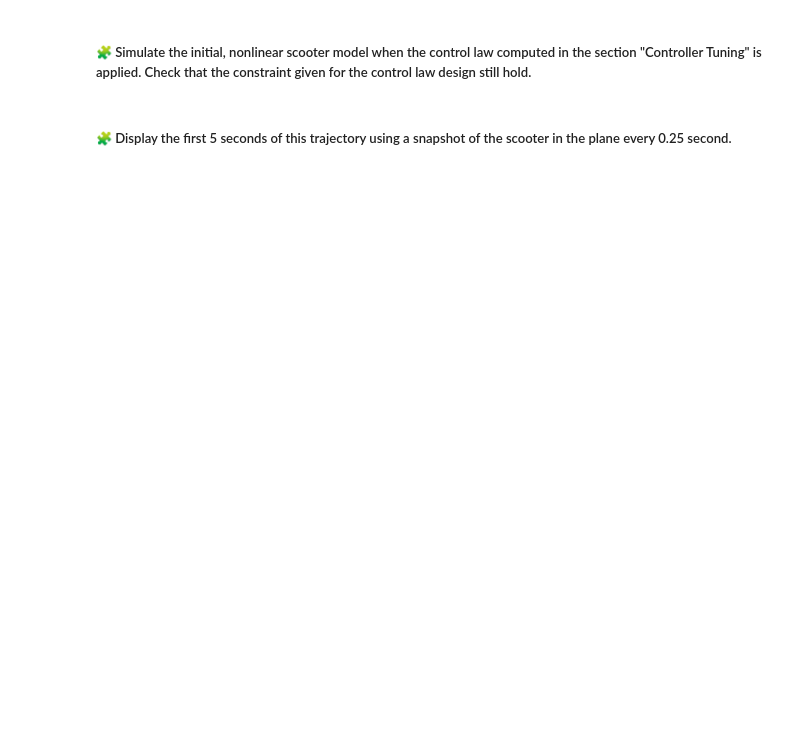
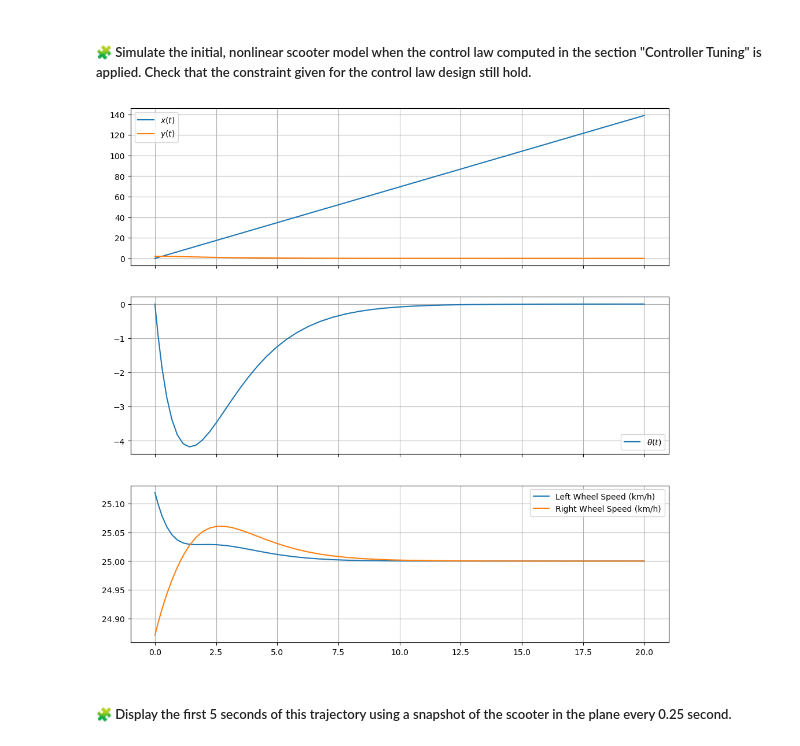
Before and after one commit to Nezar-ELMESSNAOUI/control-engineering-with-python-project-2023-2024, a Jupyter notebook: Project-part-3.ipynb, the cells around one changed output. Saved outputs shown, nothing was run; the diff lists cells and outputs as text; code cells hidden in the pictures; blank space fills up the shorter version.

```diff
--- a/Project-part-3.ipynb
+++ b/Project-part-3.ipynb
@@ -606,2 +602,50 @@ pass
+# %%
+def omega(t, xytheta):
+    Xr = array([v*t,0,0])
+    omegaR = array([v/r,v/r])
+    deltaX = xytheta-Xr
+    deltaOmega = -K@deltaX
+    omega= omegaR + deltaOmega
+    return omega
+
+def scooter_nonlin(t, xytheta):
+    omega_l, omega_r = omega(t, xytheta)
+    x, y, theta = xytheta
+    dx = r * 0.5 * (omega_l + omega_r) * cos(theta)
+    dy = r * 0.5 * (omega_l + omega_r) * sin(theta)
+    dtheta = r * (omega_r - omega_l) / l
+    return array([dx, dy, dtheta])
+
+
+y0 = [0, 2, 0]
+t2 = 20
+
+sol = solve_ivp(fun=scooter_nonlin, t_span=[0, t2], y0=y0, dense_output=True, rtol=1e-6, atol=1e-12)
+
+t = sol.t
+solution = sol.sol(t)
+dx, dy, dtheta = solution
+
+fig = figure(figsize=(12, 12))
+ax1, ax2, ax3 = fig.subplots(3, 1, sharex=True)
+ax1.grid(True)
+ax1.plot(t, dx, label="$x(t)$")
+ax1.plot(t, dy, label="$y(t)$")
+ax1.legend()
+ax2.grid(True)
+ax2.plot(t, dtheta * 180 / pi, label=r"$\theta(t)$")
+ax2.legend()
+ax3.grid(True)
+
+dOmega = array([omega(ti, solution[:, i]) for i, ti in enumerate(t)])
+dOmega_l = dOmega[:, 0]
+dOmega_r = dOmega[:, 1]
+
+ax3.plot(t, dOmega_l * r * 3.6, label=r"Left Wheel Speed (km/h)")
+ax3.plot(t, dOmega_r * r * 3.6, label=r"Right Wheel Speed (km/h)")
+ax3.legend()
+show()
+# %% [output]
+[figure, added]
 # %% [markdown]
 ##### 🧩 Display the first 5 seconds of this trajectory using a snapshot of the scooter in the plane every 0.25 second.
```
Also changed, not shown: parts of 6 cells of this notebook.
